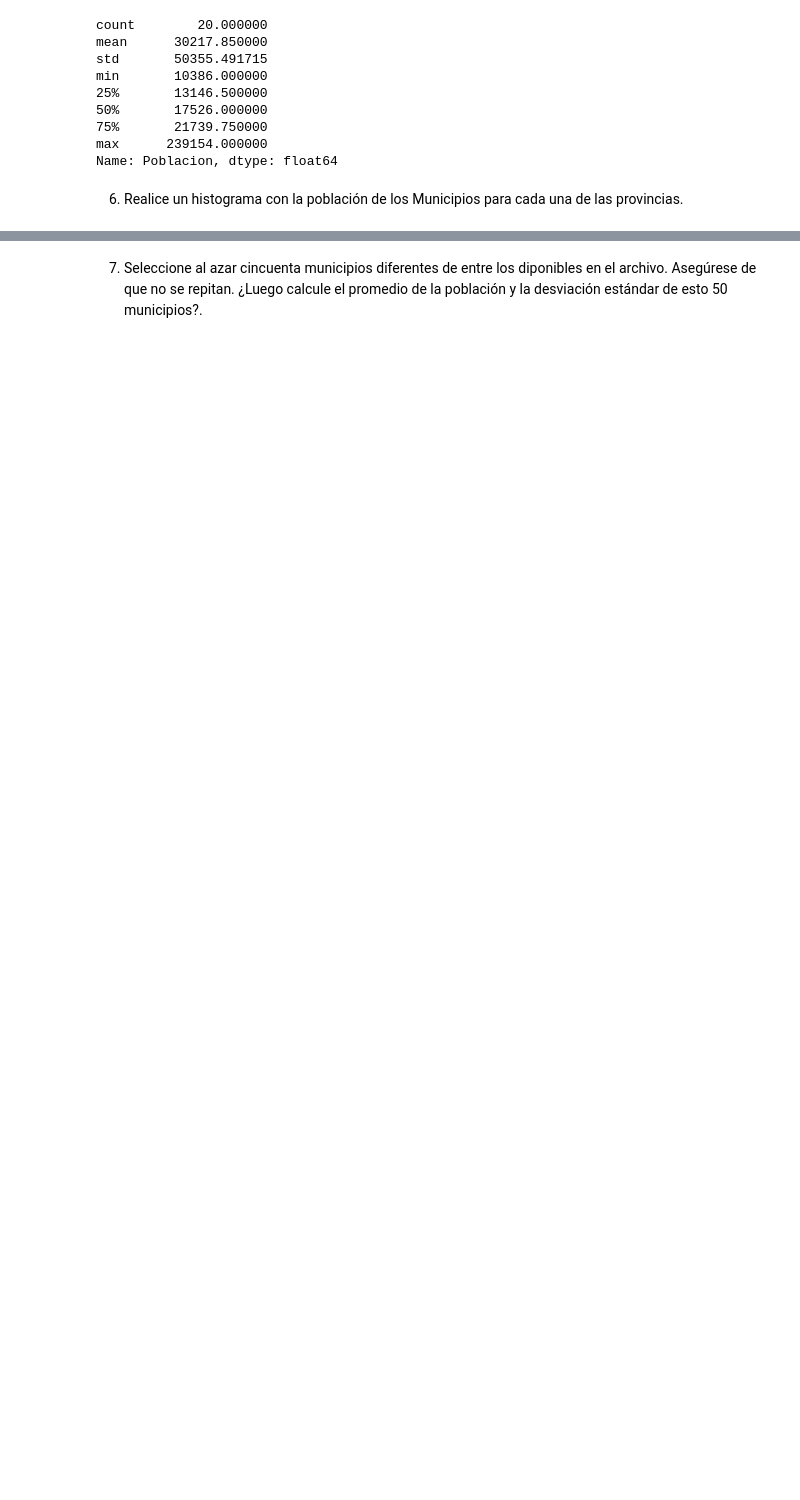
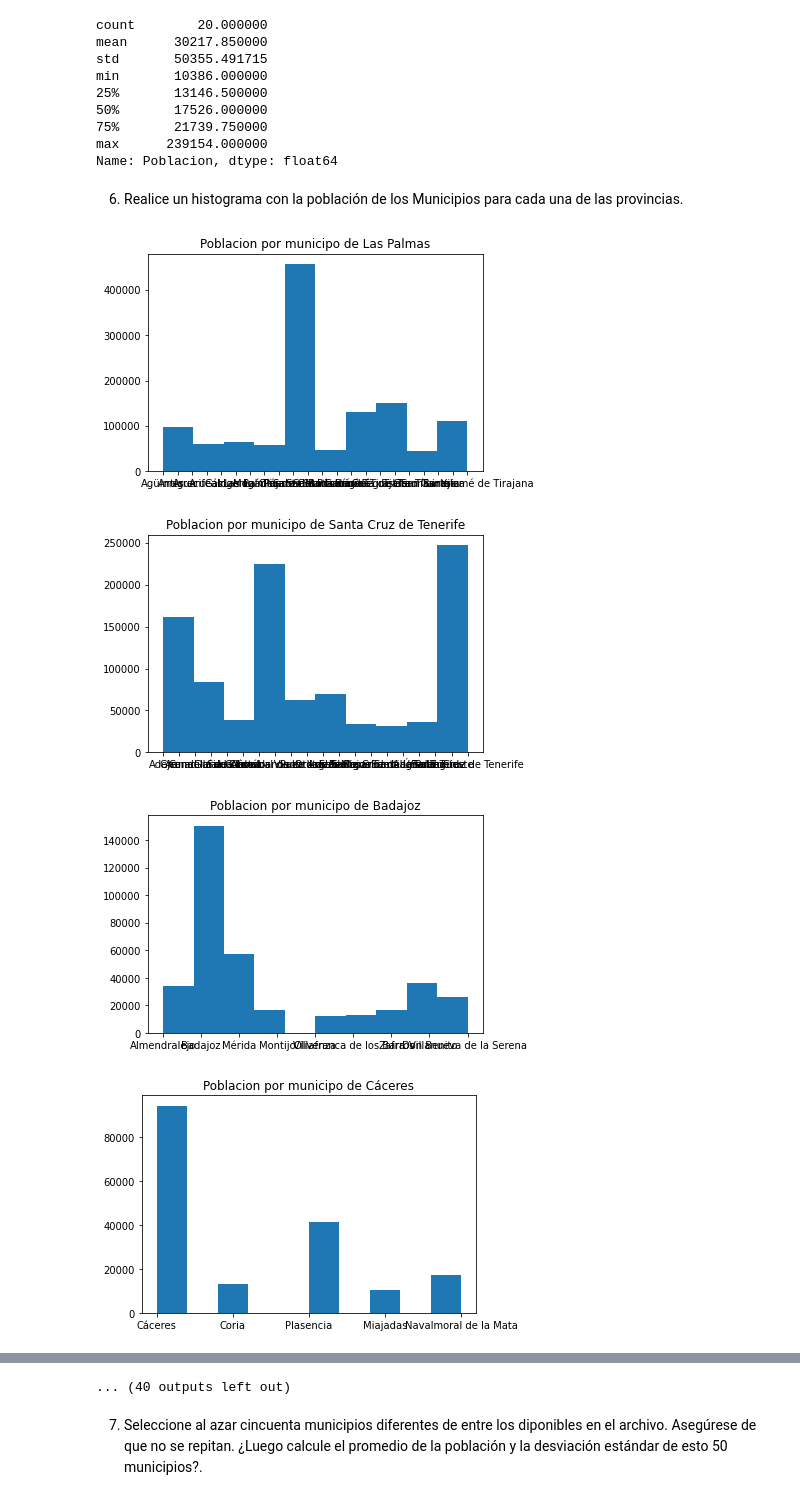
Before and after one commit to renatocoronado/laboratorio3, a Jupyter notebook: laboratorio_3.ipynb, the cells around one changed output, grey strips where cells are left out. Saved outputs shown, nothing was run; the diff lists cells and outputs as text; code cells hidden in the pictures; blank space fills up the shorter version.

```diff
--- a/laboratorio_3.ipynb
+++ b/laboratorio_3.ipynb
@@ -200,3 +212,21 @@ Name: Poblacion, dtype: float64
 # %% [markdown]
 6) Realice un histograma con la población de los
 Municipios para cada una de las provincias.
+# %%
+lista_provincias = data["Provincia"].unique().tolist()
+# %%
+
+for prov in lista_provincias:
+
+    data_6 = data[data["Provincia"]==prov]
+
+    plt.hist(data_6["Municipio"], weights=data_6["Poblacion"])
+
+    plt.title("Poblacion por municipo de " + str(prov))
+
+    plt.show()
+# %% [output]
+[figure, added]
+[figure, added]
+[figure, added]
+[figure, added]
@@ -203,3 +241,4 @@ Municipios para cada una de las provincias.
+... (40 outputs left out)
 # %% [markdown]
 7) Seleccione al azar cincuenta municipios diferentes de
 entre los diponibles en el archivo. Asegúrese de que no
```
Also changed, not shown: parts of 19 cells of this notebook.
